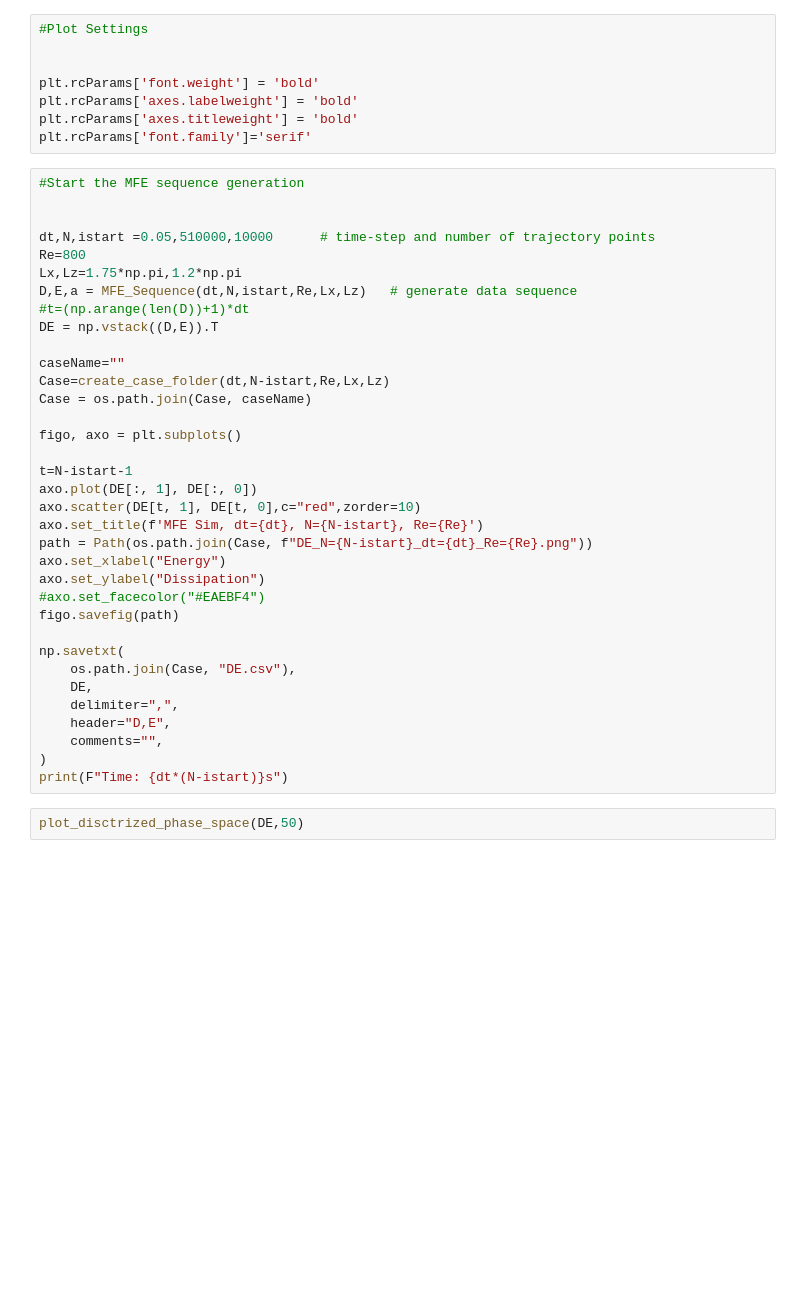
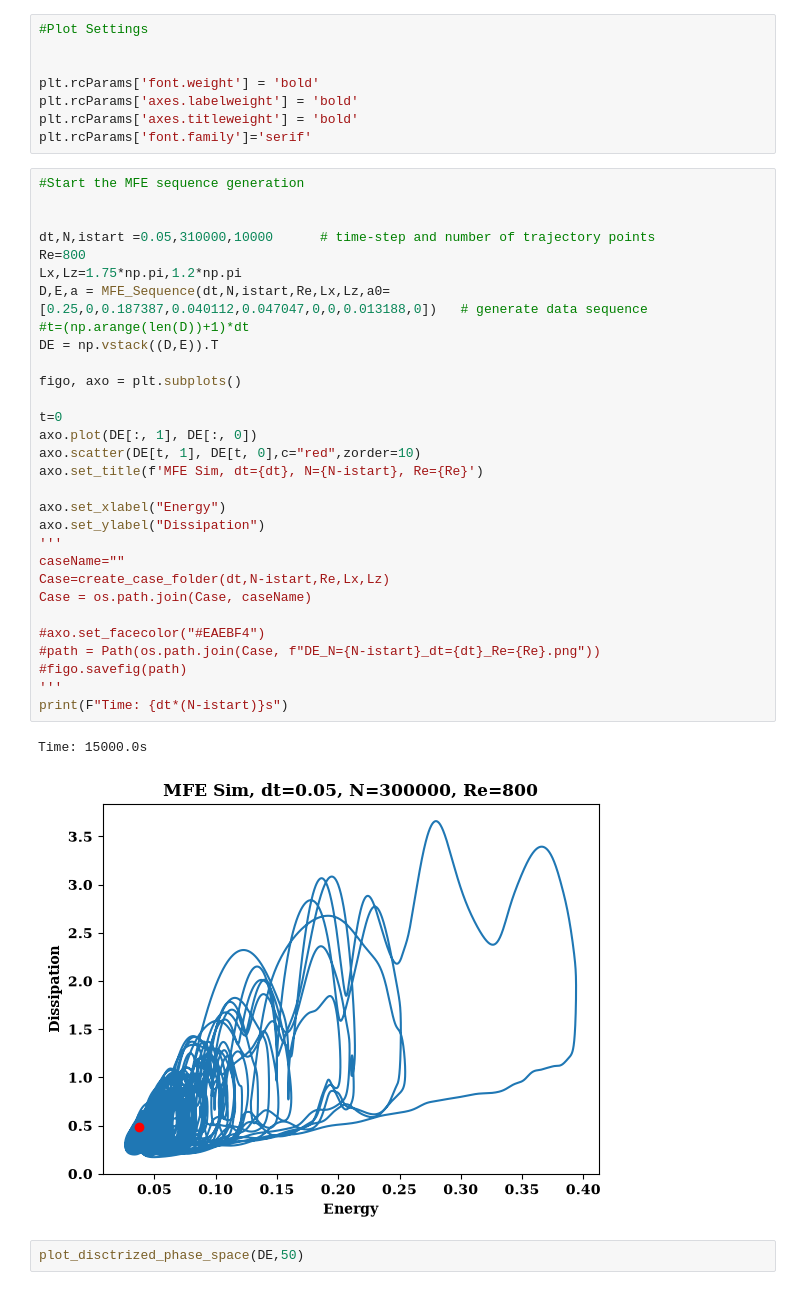
Before and after one commit to abdmohsen123-hue/MFE, a Jupyter notebook: MainX_code.ipynb, the cells around one changed output. Drawn from its saved outputs; the diff is of its cells as text; blank space fills up the shorter version.

```diff
--- a/MainX_code.ipynb
+++ b/MainX_code.ipynb
@@ -41,38 +41,36 @@ plt.rcParams['font.family']='serif'
 # %%
 #Start the MFE sequence generation
 
 
-dt,N,istart =0.05,510000,10000      # time-step and number of trajectory points
+dt,N,istart =0.05,310000,10000      # time-step and number of trajectory points
 Re=800
 Lx,Lz=1.75*np.pi,1.2*np.pi
-D,E,a = MFE_Sequence(dt,N,istart,Re,Lx,Lz)   # generate data sequence
+D,E,a = MFE_Sequence(dt,N,istart,Re,Lx,Lz,a0=[0.25,0,0.187387,0.040112,0.047047,0,0,0.013188,0])   # generate data sequence
 #t=(np.arange(len(D))+1)*dt
 DE = np.vstack((D,E)).T
 
+figo, axo = plt.subplots()
+
+t=0
+axo.plot(DE[:, 1], DE[:, 0])
+axo.scatter(DE[t, 1], DE[t, 0],c="red",zorder=10)
+axo.set_title(f'MFE Sim, dt={dt}, N={N-istart}, Re={Re}')
+
+axo.set_xlabel("Energy")
+axo.set_ylabel("Dissipation")
+'''
 caseName=""
 Case=create_case_folder(dt,N-istart,Re,Lx,Lz)
 Case = os.path.join(Case, caseName)
 
-figo, axo = plt.subplots()
-
-t=N-istart-1
-axo.plot(DE[:, 1], DE[:, 0])
-axo.scatter(DE[t, 1], DE[t, 0],c="red",zorder=10)
-axo.set_title(f'MFE Sim, dt={dt}, N={N-istart}, Re={Re}')
-path = Path(os.path.join(Case, f"DE_N={N-istart}_dt={dt}_Re={Re}.png"))
-axo.set_xlabel("Energy")
-axo.set_ylabel("Dissipation")
 #axo.set_facecolor("#EAEBF4")
-figo.savefig(path)
-
-np.savetxt(
-    os.path.join(Case, "DE.csv"),
-    DE,
-    delimiter=",",
-    header="D,E",
-    comments="",
-)
+#path = Path(os.path.join(Case, f"DE_N={N-istart}_dt={dt}_Re={Re}.png"))
+#figo.savefig(path)
+'''
 print(F"Time: {dt*(N-istart)}s")
+# %% [output]
+Time: 15000.0s
+[figure, added]
 # %%
 plot_disctrized_phase_space(DE,50)
 # %%
```
Also changed, not shown: 1 other file.
